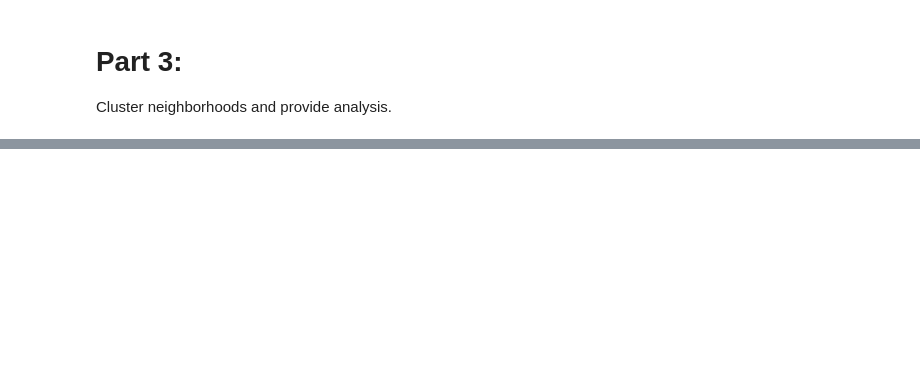
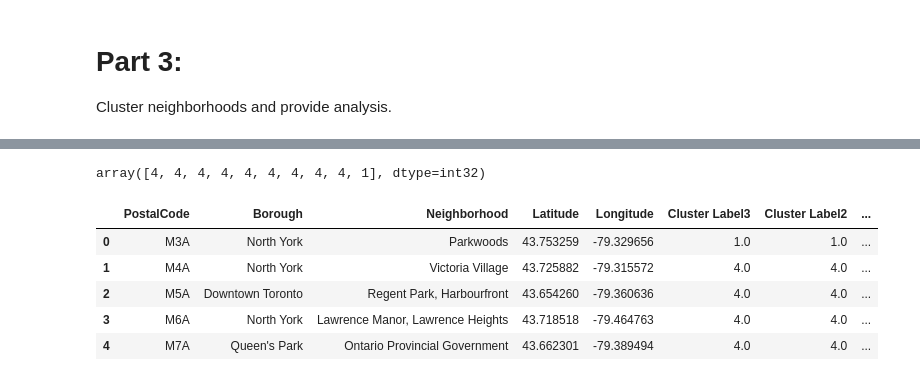
Before and after one commit to bkee06/IBM_Capstone, a Jupyter notebook: Week_3_Assignment.ipynb, the cells around one changed output, grey strips where cells are left out. Cells and saved outputs as stored; diff of their text form; code cells hidden in the pictures; blank space fills up the shorter version.

```diff
--- a/Week_3_Assignment.ipynb
+++ b/Week_3_Assignment.ipynb
@@ -151,0 +368,3 @@ Toronto_venues.head()
+# %%
+toronto_grouped = toronto_onehot.groupby('Neighborhood').mean().reset_index()
+toronto_grouped
@@ -151,0 +474,30 @@ Toronto_venues.head()
+# %%
+# set number of clusters
+kclusters = 5
+
+toronto_grouped_clustering = toronto_grouped.drop('Neighborhood', 1)
+
+# run k-means clustering
+kmeans = KMeans(n_clusters=kclusters, random_state=0).fit(toronto_grouped_clustering)
+
+# check cluster labels generated for each row in the dataframe
+kmeans.labels_[0:10]
+# %% [output]
+array([4, 4, 4, 4, 4, 4, 4, 4, 4, 1], dtype=int32)
+# %%
+# add clustering labels
+neighborhoods_venues_sorted.insert(0, 'Cluster Label3', kmeans.labels_)
+
+toronto_merged = neighborhoods
+
+# merge toronto_grouped with toronto_data to add latitude/longitude for each neighborhood
+toronto_merged = toronto_merged.join(neighborhoods_venues_sorted.set_index('Neighborhood'), on='Neighborhood')
+
+toronto_merged.head()
+# %% [output]
+|  | PostalCode | Borough | Neighborhood | Latitude | Longitude | Cluster Label3 | Cluster Label2 | ... |
+| 0 | M3A | North York | Parkwoods | 43.753259 | -79.329656 | 1.0 | 1.0 | ... |
+| 1 | M4A | North York | Victoria Village | 43.725882 | -79.315572 | 4.0 | 4.0 | ... |
+| 2 | M5A | Downtown Toronto | Regent Park, Harbourfront | 43.654260 | -79.360636 | 4.0 | 4.0 | ... |
+| 3 | M6A | North York | Lawrence Manor, Lawrence Heights | 43.718518 | -79.464763 | 4.0 | 4.0 | ... |
+| 4 | M7A | Queen's Park | Ontario Provincial Government | 43.662301 | -79.389494 | 4.0 | 4.0 | ... |
```
Also changed, not shown: parts of 33 cells of this notebook.
